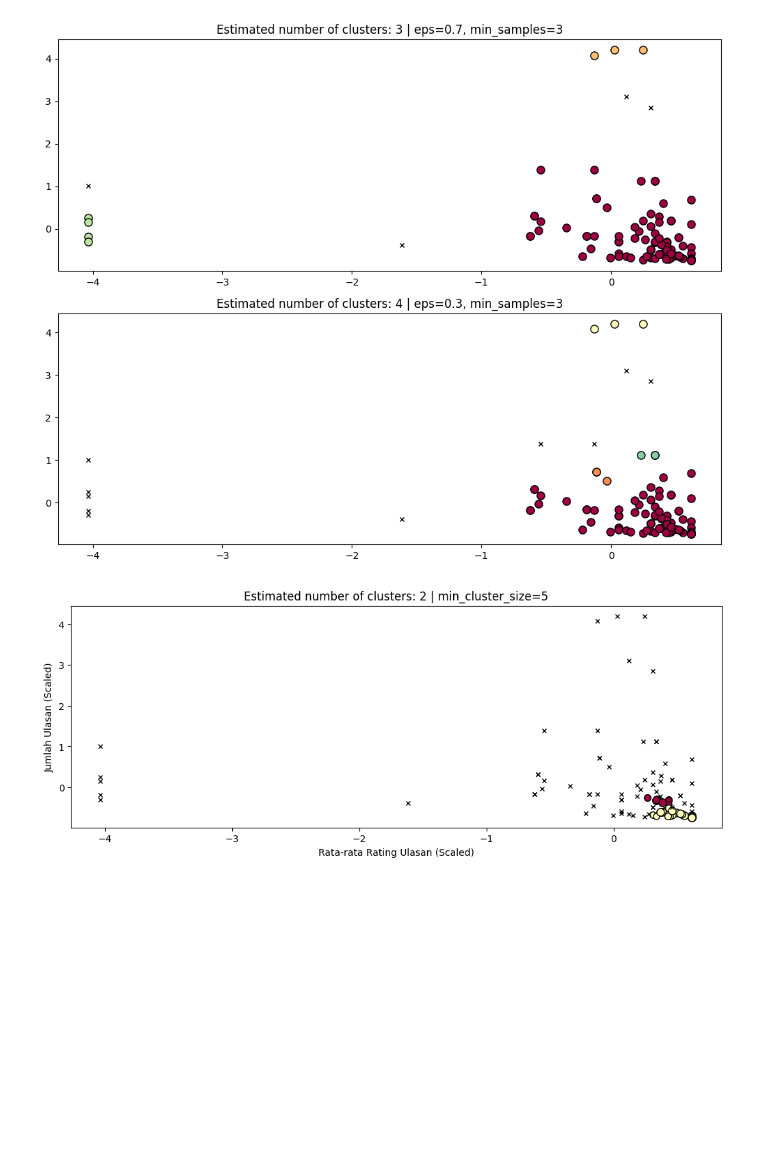
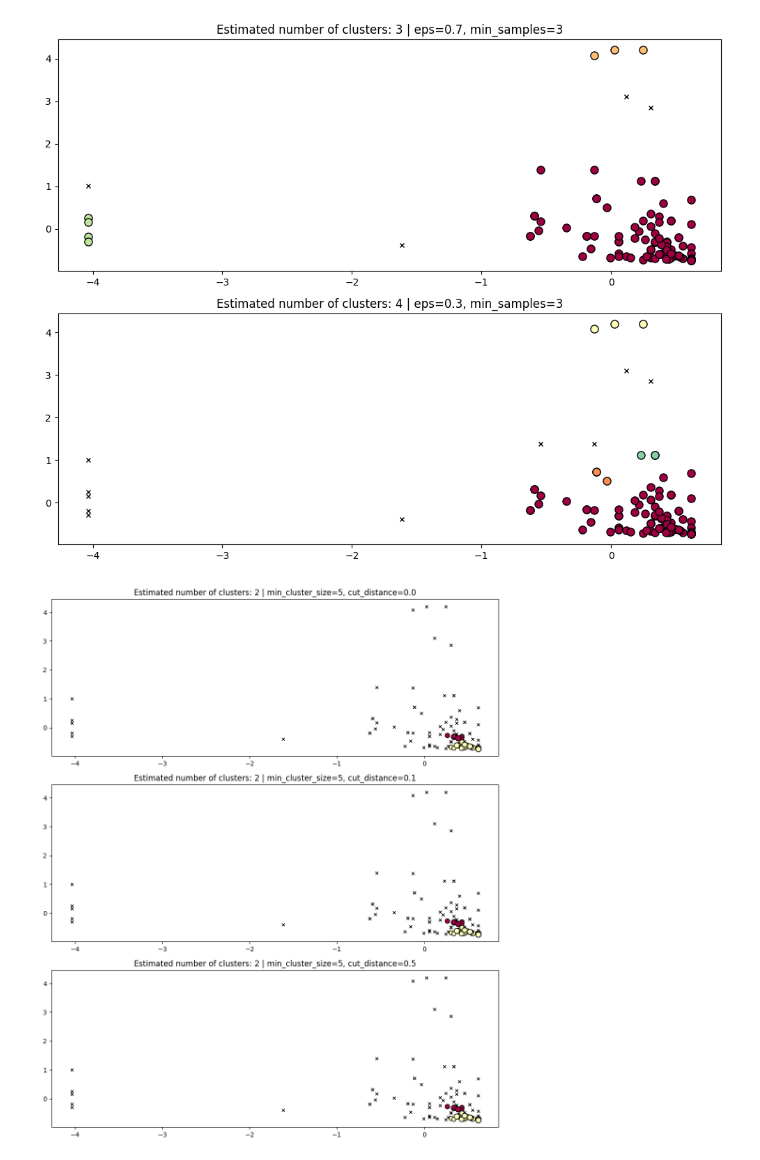
Before and after one commit to nabillahumi/S5-Mesin_Learning, a Jupyter notebook: Jobsheet5 PBL/Praktikum 1 (JS5) PBL.ipynb, the cells around one changed output. Saved outputs shown, nothing was run; the diff lists cells and outputs as text; code cells hidden in the pictures; blank space fills up the shorter version.

```diff
--- a/Jobsheet5 PBL/Praktikum 1 (JS5) PBL.ipynb
+++ b/Jobsheet5 PBL/Praktikum 1 (JS5) PBL.ipynb
@@ -143,11 +143,37 @@ plot(X_multi, dbs.labels_, parameters=params, ax=axes[1])
 plt.show()
 # %% [output]
 [figure]
-# %%
-hdb_multi = hdbscan.HDBSCAN(min_cluster_size=5).fit(X_multi)
-plot(X_multi, hdb_multi.labels_, hdb_multi.probabilities_, parameters={"min_cluster_size": 5})
-plt.xlabel("Rata-rata Rating Ulasan (Scaled)")
-plt.ylabel("Jumlah Ulasan (Scaled)")
-plt.show()
-# %% [output]
-[figure, removed]
+# %%
+import matplotlib.pyplot as plt
+import numpy as np
+from sklearn.preprocessing import StandardScaler
+import hdbscan
+
+# 1. Menyiapkan data dari cafes.csv dan reviews.csv
+X_raw = df[['avg_review_rating', 'review_count']].values
+X_multi = StandardScaler().fit_transform(X_raw)
+
+# 2. Membuat 3 subplot vertikal untuk menguji variasi cut_distance / cluster_selection_epsilon
+fig, axes = plt.subplots(3, 1, figsize=(10, 12))
+
+# Daftar nilai cut_distance (cluster_selection_epsilon) yang diuji
+cut_distances = [0.0, 0.1, 0.5]
+
+for idx, cut_dist in enumerate(cut_distances):
+    # Inisialisasi HDBSCAN dengan min_cluster_size dan cluster_selection_epsilon
+    hdb = hdbscan.HDBSCAN(min_cluster_size=5, cluster_selection_epsilon=cut_dist)
+    hdb.fit(X_multi)
+
+    # Memanggil fungsi plot untuk setiap subplot
+    plot(
+        X_multi,
+        hdb.labels_,
+        hdb.probabilities_,
+        parameters={"min_cluster_size": 5, "cut_distance": cut_dist},
+        ax=axes[idx]
+    )
+
+plt.tight_layout()
+plt.show()
+# %% [output]
+[figure, added]
```
